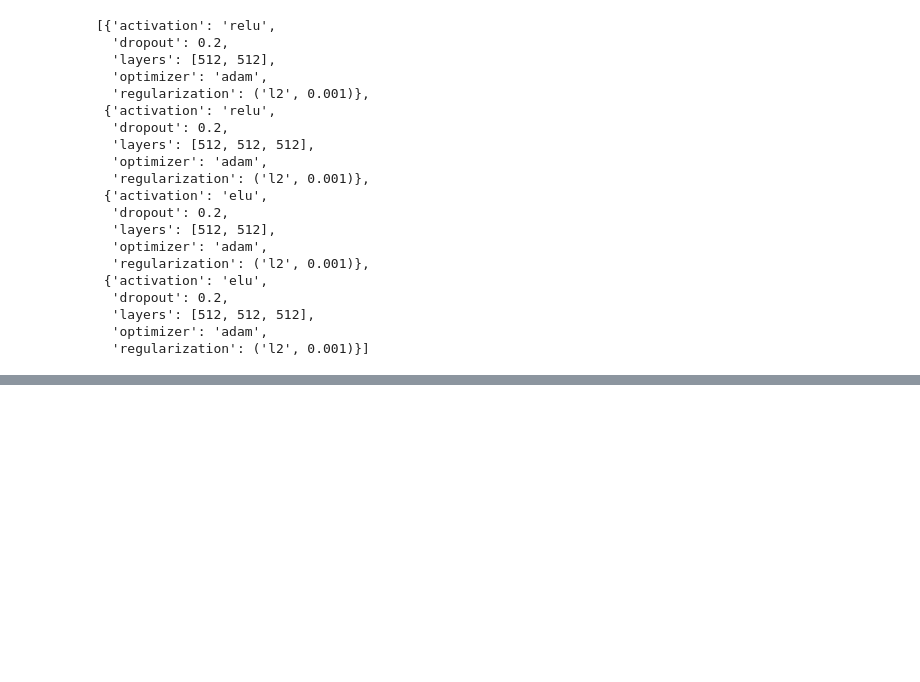
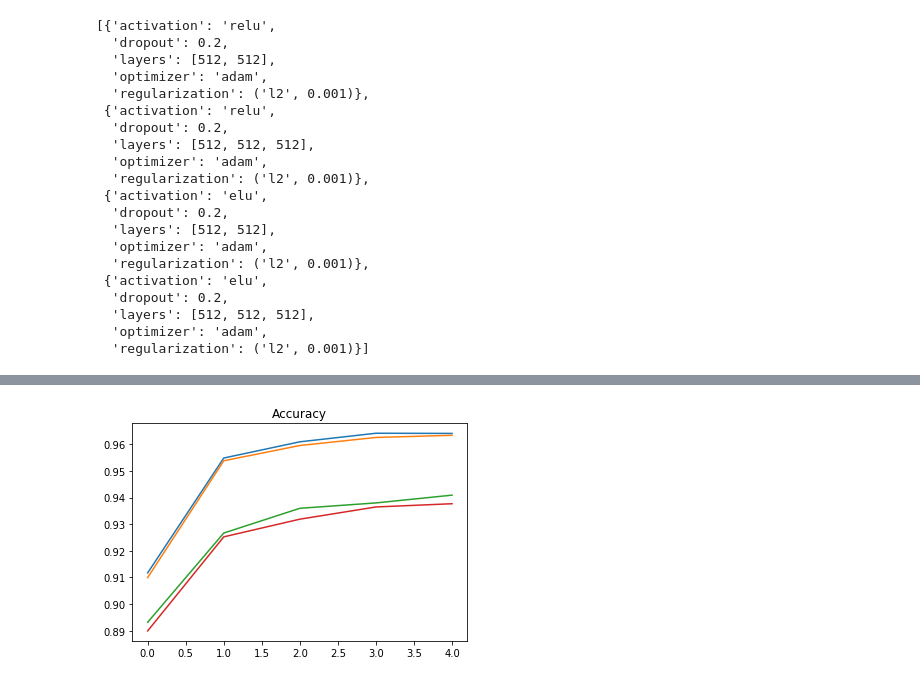
Before and after one commit to shivammehta007/Deep-Learning, a Jupyter notebook: Task 1 Setting Up Env.ipynb, the cells around one changed output, grey strips where cells are left out. Cells and saved outputs as stored; diff of their text form; code cells hidden in the pictures; blank space fills up the shorter version.

```diff
--- a/Task 1 Setting Up Env.ipynb
+++ b/Task 1 Setting Up Env.ipynb
@@ -172,0 +297,7 @@ KeyboardInterrupt:
+# %%
+for i in range(len(history_with_noise)):
+    plt.plot(history_with_noise[i].history['acc'])
+    plt.title('Accuracy')
+plt.show()
+# %% [output]
+[figure, added]
```
Also changed, not shown: parts of 7 cells of this notebook.
